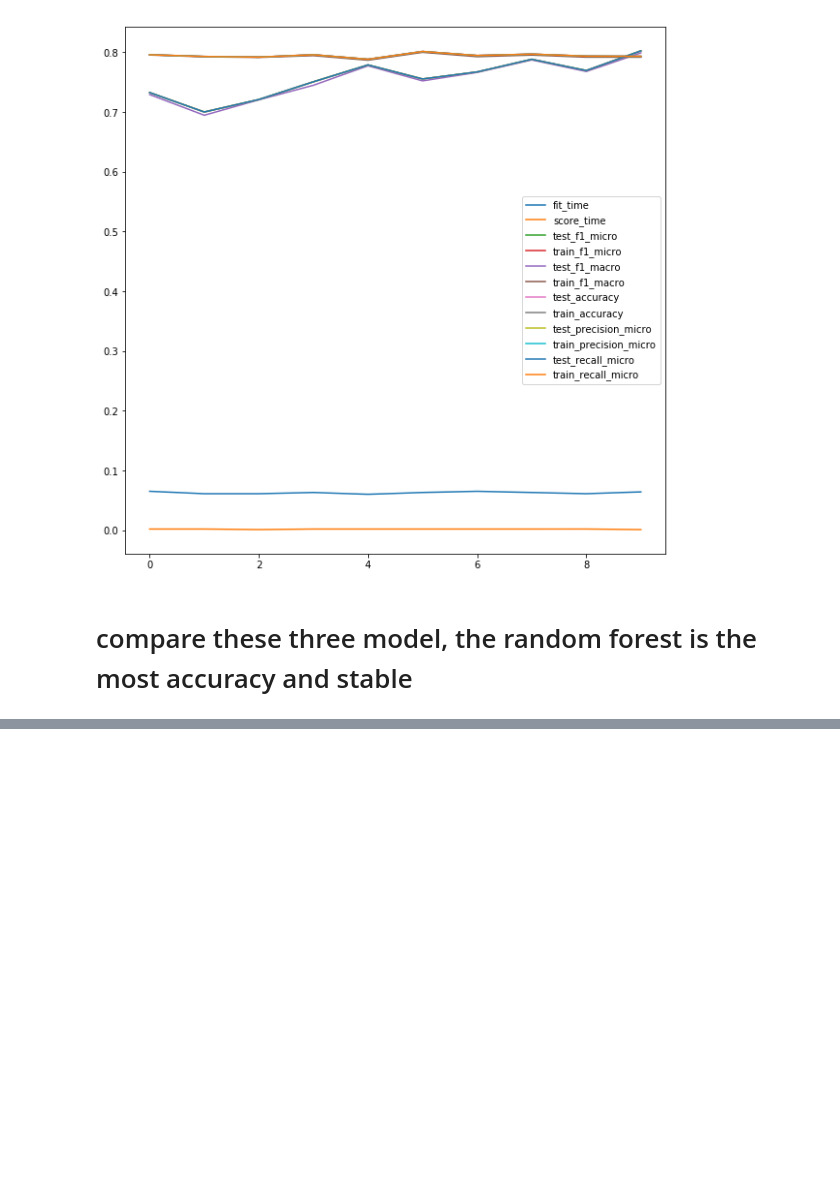
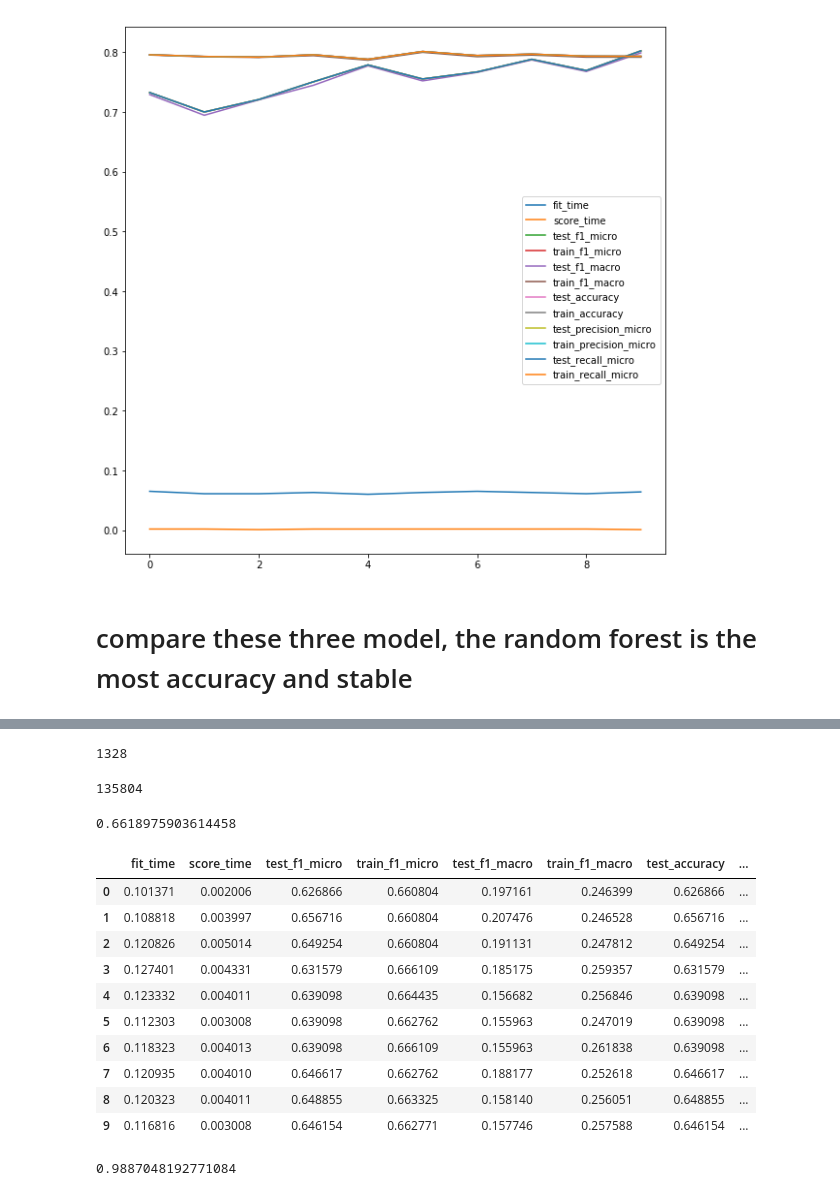
Before and after one commit to nichengzhi/chengzhi_ni, a Jupyter notebook: Assignment_03/assignment_03.ipynb, the cells around one changed output, grey strips where cells are left out. Saved outputs shown, nothing was run; the diff lists cells and outputs as text; code cells hidden in the pictures; blank space fills up the shorter version.

```diff
--- a/Assignment_03/Untitled.ipynb
+++ b/Assignment_03/assignment_03.ipynb
@@ -1021,0 +1223,15 @@ AttributeError: 'RandomForestClassifier' object has no attribute 'decision_funct
+# %%
+import numpy as np
+reviews_sentence_vector_tf = []
+for i in range(len(reviews_token)):
+    review = reviews_token[i]
+    sentence_vector = np.zeros(100)
+    word_count = 0
+    for word in review:
+        if word in vocab:
+            sentence_vector +=  w2v_model.wv[word]*getwight(i,word)
+            word_count += 1
+    if word_count > 0:
+        sentence_vector = sentence_vector/word_count
+
+    reviews_sentence_vector_tf.append(sentence_vector)
@@ -1021,0 +1274,49 @@ AttributeError: 'RandomForestClassifier' object has no attribute 'decision_funct
+# %%
+import gensim
+doc_model = gensim.models.Doc2Vec.load('doc2vec.w2v')
+# %%
+len(review_list)
+# %% [output]
+1328
+# %%
+len(doc_model.docvecs)
+# %% [output]
+135804
+# %%
+doc_vectors = []
+for i in range(len(review_list)):
+    doc_vectors.append(doc_model.docvecs[i])
+# %%
+from sklearn.svm import LinearSVC
+lin_svc = LinearSVC()
+lin_svc.fit(doc_vectors,y)
+lin_svc.score(doc_vectors,y)
+# %% [output]
+0.6618975903614458
+# %%
+from sklearn.model_selection import cross_validate
+scores = cross_validate(lin_svc, doc_vectors,y, cv=10,
+                        scoring=['f1_micro', 'f1_macro', 'accuracy', 'precision_micro', 'recall_micro'],
+                        return_train_score=True
+                       )
+svc_scores = printscore(scores)
+svc_scores
+# %% [output]
+|  | fit_time | score_time | test_f1_micro | train_f1_micro | test_f1_macro | train_f1_macro | test_accuracy | ... |
+| 0 | 0.101371 | 0.002006 | 0.626866 | 0.660804 | 0.197161 | 0.246399 | 0.626866 | ... |
+| 1 | 0.108818 | 0.003997 | 0.656716 | 0.660804 | 0.207476 | 0.246528 | 0.656716 | ... |
+| 2 | 0.120826 | 0.005014 | 0.649254 | 0.660804 | 0.191131 | 0.247812 | 0.649254 | ... |
+| 3 | 0.127401 | 0.004331 | 0.631579 | 0.666109 | 0.185175 | 0.259357 | 0.631579 | ... |
+| 4 | 0.123332 | 0.004011 | 0.639098 | 0.664435 | 0.156682 | 0.256846 | 0.639098 | ... |
+| 5 | 0.112303 | 0.003008 | 0.639098 | 0.662762 | 0.155963 | 0.247019 | 0.639098 | ... |
+| 6 | 0.118323 | 0.004013 | 0.639098 | 0.666109 | 0.155963 | 0.261838 | 0.639098 | ... |
+| 7 | 0.120935 | 0.004010 | 0.646617 | 0.662762 | 0.188177 | 0.252618 | 0.646617 | ... |
+| 8 | 0.120323 | 0.004011 | 0.648855 | 0.663325 | 0.158140 | 0.256051 | 0.648855 | ... |
+| 9 | 0.116816 | 0.003008 | 0.646154 | 0.662771 | 0.157746 | 0.257588 | 0.646154 | ... |
+# %%
+from sklearn.ensemble import RandomForestClassifier
+rf = RandomForestClassifier()
+rf.fit(doc_vectors,y)
+rf.score(doc_vectors,y)
+# %% [output]
+0.9887048192771084
```
Also changed, not shown: parts of 69 cells of this notebook, 6 other files.
